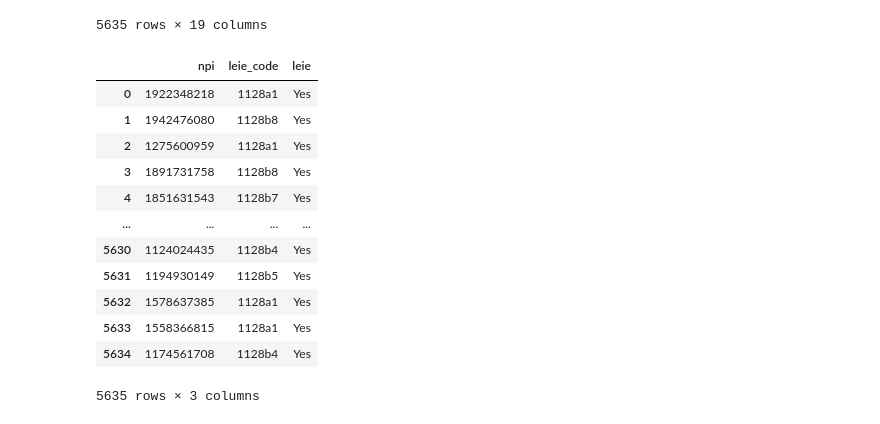
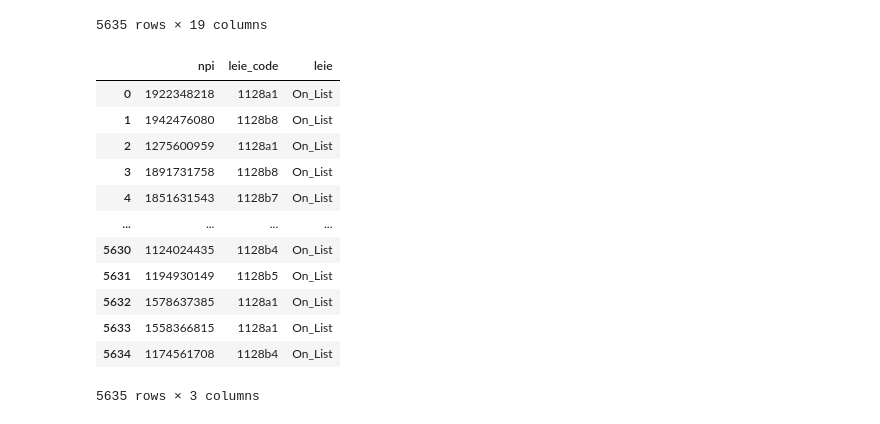
Before and after one commit to gleixners792/Final_Project, a Jupyter notebook: code/data_review_npi.ipynb, the cells around one changed output. Drawn from its saved outputs; the diff is of its cells as text; code cells hidden in the pictures.

```diff
--- a/code/data_review_npi.ipynb
+++ b/code/data_review_npi.ipynb
@@ -438,5 +443,8 @@ memory usage: 3.7+ GB
 # %%
 updated_data_df = pd.read_csv(os.path.join("..", "Data", data_updated))
+# Drop the null rows that are completely null.
+updated_data_df = updated_data_df.dropna(axis='rows', how='all')
+
 updated_data_df.info()
 # %% [output]
 <class 'pandas.core.frame.DataFrame'>
@@ -513,21 +521,21 @@ updated_data_df
 # %%
 reduced_updated_df = updated_data_df[['NPI','EXCLTYPE']]
 reduced_updated_df2 = reduced_updated_df.rename(columns={'NPI' : 'npi','EXCLTYPE': 'leie_code'})
-reduced_updated_df2['leie'] = "Yes"
+reduced_updated_df2['leie'] = "On_List"
 reduced_updated_df2
 # %% [output]
 |  | npi | leie_code | leie |
-| 0 | 1922348218 | 1128a1 | Yes |
-| 1 | 1942476080 | 1128b8 | Yes |
-| 2 | 1275600959 | 1128a1 | Yes |
-| 3 | 1891731758 | 1128b8 | Yes |
-| 4 | 1851631543 | 1128b7 | Yes |
+| 0 | 1922348218 | 1128a1 | On_List |
+| 1 | 1942476080 | 1128b8 | On_List |
+| 2 | 1275600959 | 1128a1 | On_List |
+| 3 | 1891731758 | 1128b8 | On_List |
+| 4 | 1851631543 | 1128b7 | On_List |
 | ... | ... | ... | ... |
-| 5630 | 1124024435 | 1128b4 | Yes |
-| 5631 | 1194930149 | 1128b5 | Yes |
-| 5632 | 1578637385 | 1128a1 | Yes |
-| 5633 | 1558366815 | 1128a1 | Yes |
-| 5634 | 1174561708 | 1128b4 | Yes |
+| 5630 | 1124024435 | 1128b4 | On_List |
+| 5631 | 1194930149 | 1128b5 | On_List |
+| 5632 | 1578637385 | 1128a1 | On_List |
+| 5633 | 1558366815 | 1128a1 | On_List |
+| 5634 | 1174561708 | 1128b4 | On_List |
 5635 rows × 3 columns
 # %%
 new_df = pd.merge(data_df_total, reduced_updated_df2, on="npi", how='left')
```
Also changed, not shown: parts of 26 cells of this notebook, 5 other files.
